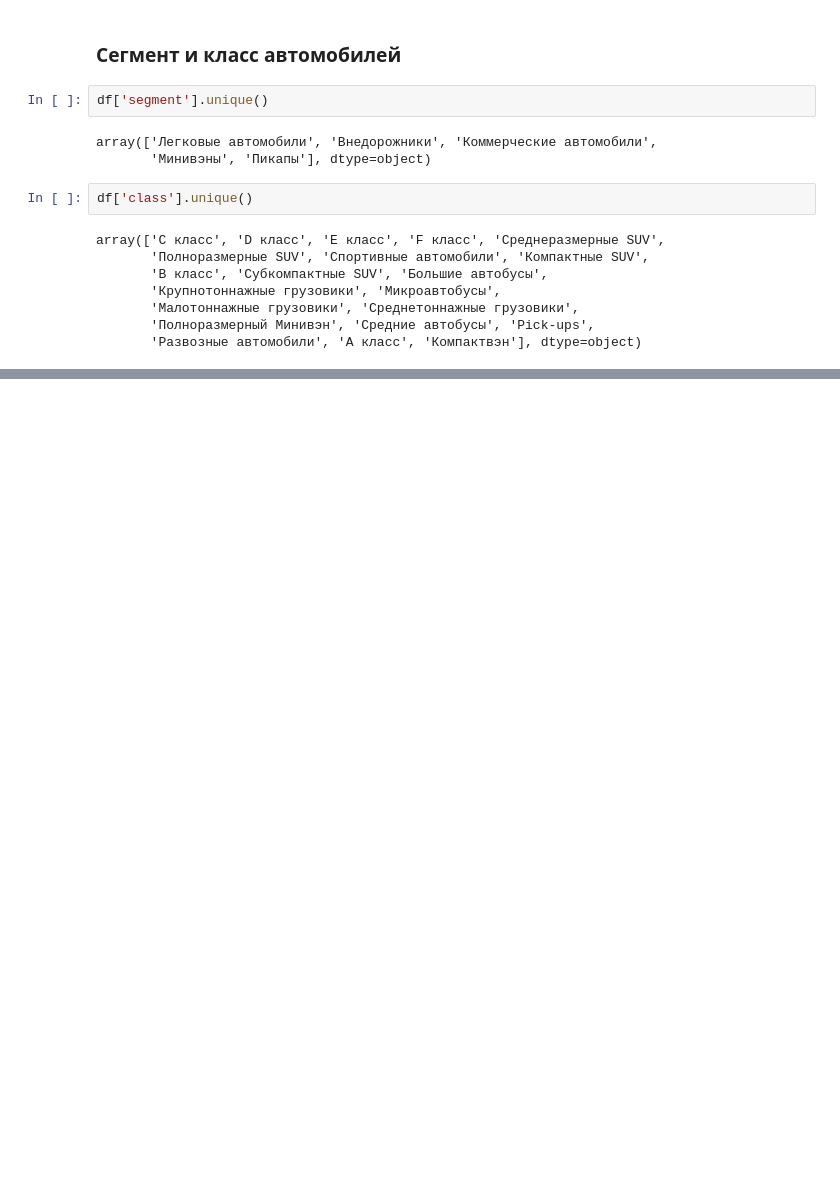
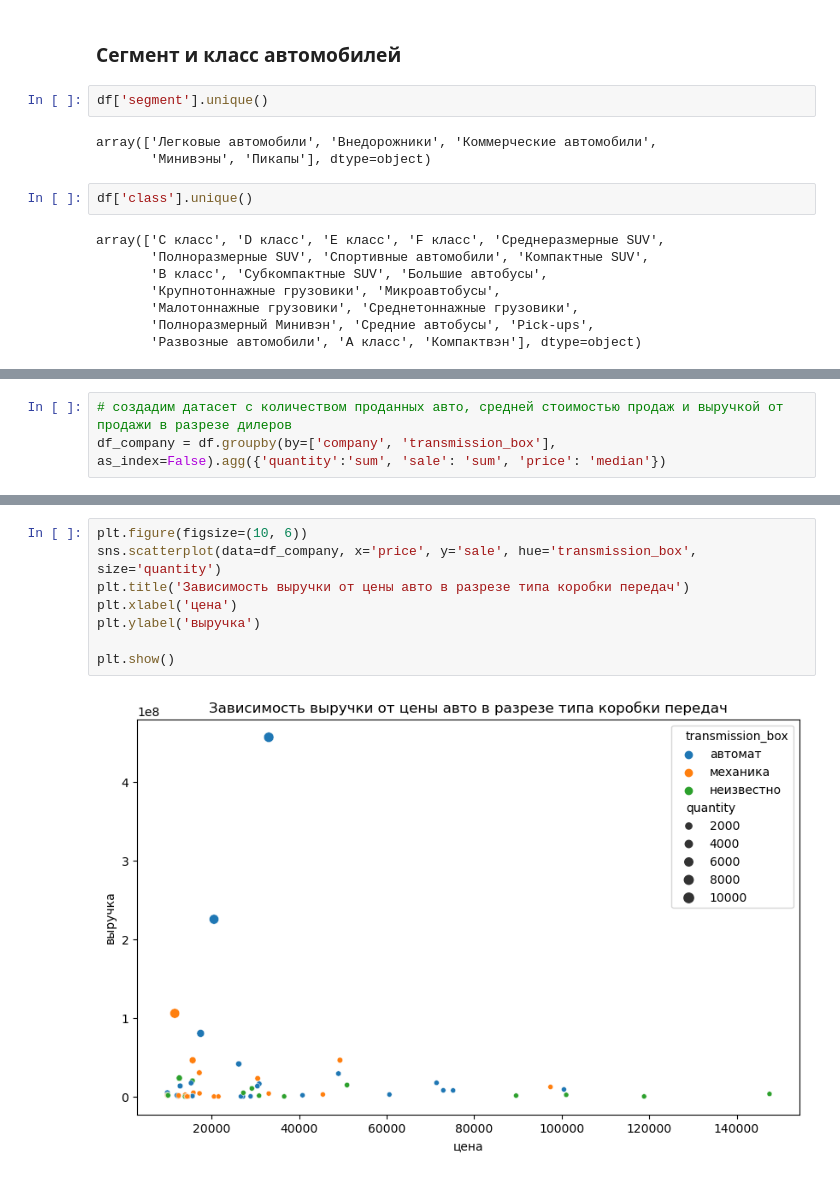
Before and after one commit to analyst-plv/car-sales, a Jupyter notebook: Авторынок.ipynb, the cells around one changed output, grey strips where cells are left out. Saved outputs shown, nothing was run; the diff lists cells and outputs as text; blank space fills up the shorter version.

```diff
--- a/Авторынок.ipynb
+++ b/Авторынок.ipynb
@@ -1135,0 +1220,3 @@ F класс                            38         0.10
+# %%
+# создадим датасет с количеством проданных авто, средней стоимостью продаж и выручкой от продажи в разрезе дилеров
+df_company = df.groupby(by=['company', 'transmission_box'], as_index=False).agg({'quantity':'sum', 'sale': 'sum', 'price': 'median'})
@@ -1135,0 +1251,10 @@ F класс                            38         0.10
+# %%
+plt.figure(figsize=(10, 6))
+sns.scatterplot(data=df_company, x='price', y='sale', hue='transmission_box', size='quantity')
+plt.title('Зависимость выручки от цены авто в разрезе типа коробки передач')
+plt.xlabel('цена')
+plt.ylabel('выручка')
+
+plt.show()
+# %% [output]
+[figure, added]
```
Also changed, not shown: parts of 42 cells of this notebook.
